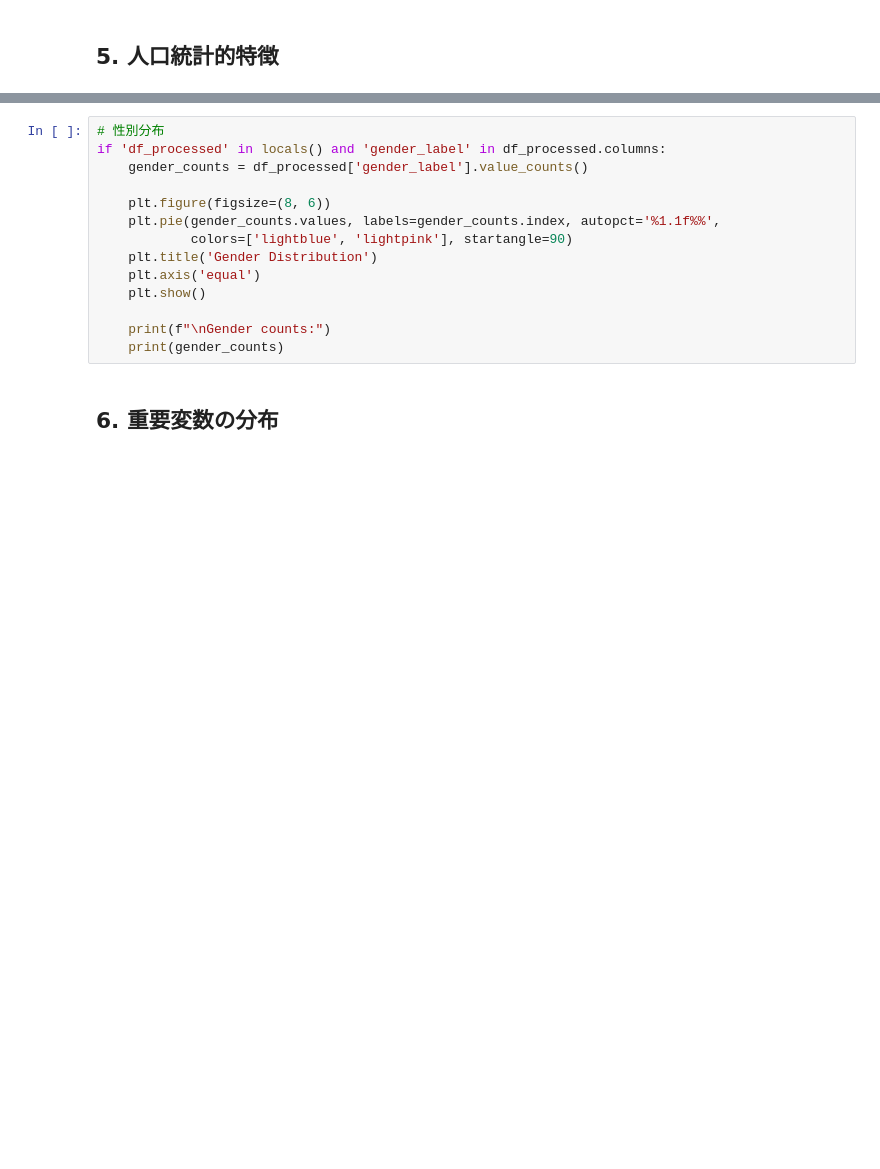
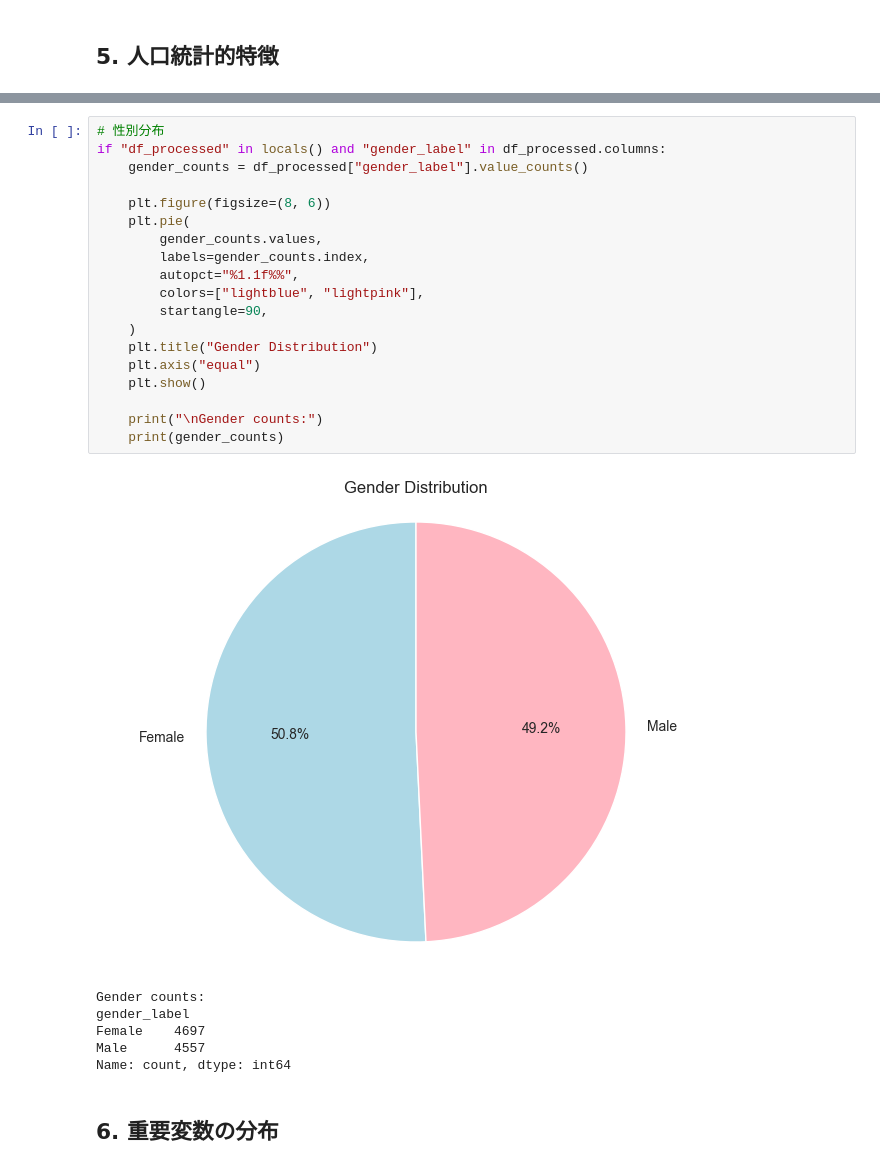
Before and after one commit to s2atoru/COI-NEXT-Hackathon, a Jupyter notebook: notebooks/01_data_exploration.ipynb, the cells around one changed output, grey strips where cells are left out. Cells and saved outputs as stored; diff of their text form; blank space fills up the shorter version.

```diff
--- a/notebooks/01_data_exploration.ipynb
+++ b/notebooks/01_data_exploration.ipynb
@@ -159,17 +261,29 @@ if 'df_processed' in locals() and 'RIDAGEYR' in df_processed.columns:
 # %%
 # 性別分布
-if 'df_processed' in locals() and 'gender_label' in df_processed.columns:
-    gender_counts = df_processed['gender_label'].value_counts()
+if "df_processed" in locals() and "gender_label" in df_processed.columns:
+    gender_counts = df_processed["gender_label"].value_counts()
 
     plt.figure(figsize=(8, 6))
-    plt.pie(gender_counts.values, labels=gender_counts.index, autopct='%1.1f%%',
-            colors=['lightblue', 'lightpink'], startangle=90)
-    plt.title('Gender Distribution')
-    plt.axis('equal')
+    plt.pie(
+        gender_counts.values,
+        labels=gender_counts.index,
+        autopct="%1.1f%%",
+        colors=["lightblue", "lightpink"],
+        startangle=90,
+    )
+    plt.title("Gender Distribution")
+    plt.axis("equal")
     plt.show()
 
-    print(f"\nGender counts:")
+    print("\nGender counts:")
     print(gender_counts)
+# %% [output]
+[figure, added]
+Gender counts:
+gender_label
+Female    4697
+Male      4557
+Name: count, dtype: int64
 # %% [markdown]
 ## 6. 重要変数の分布
 # %%
```
Also changed, not shown: parts of 15 cells of this notebook, 1 other file.
